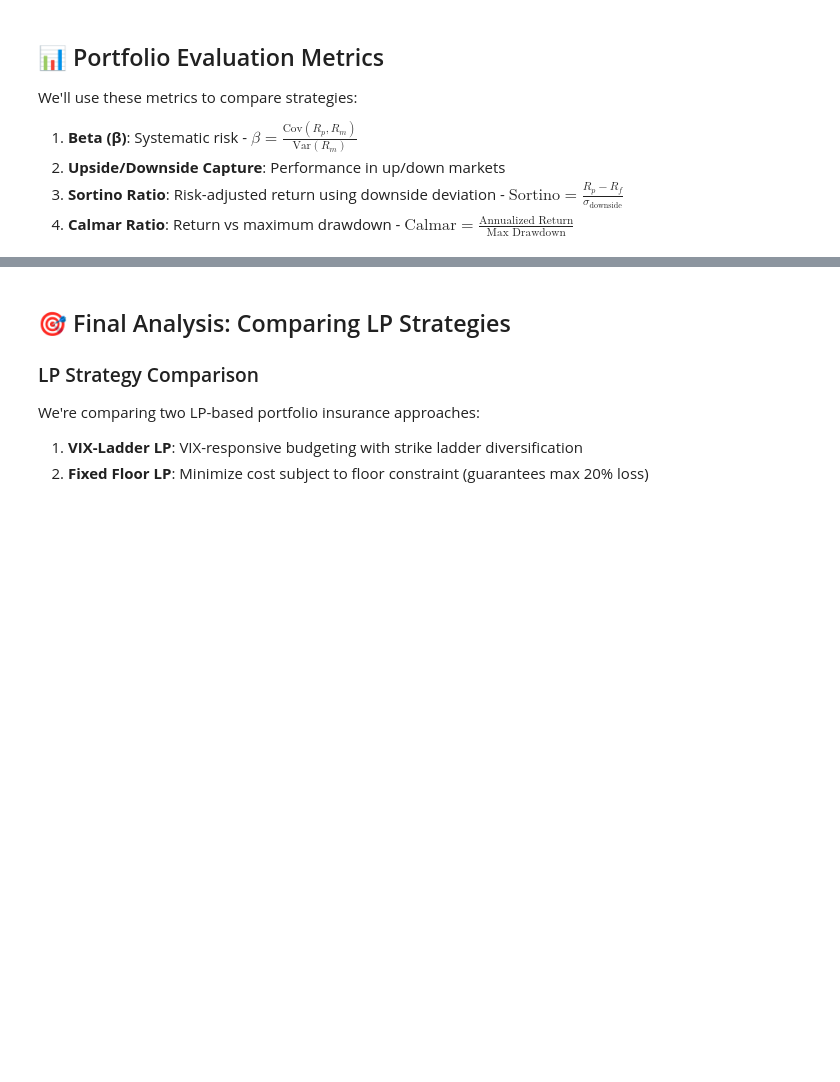
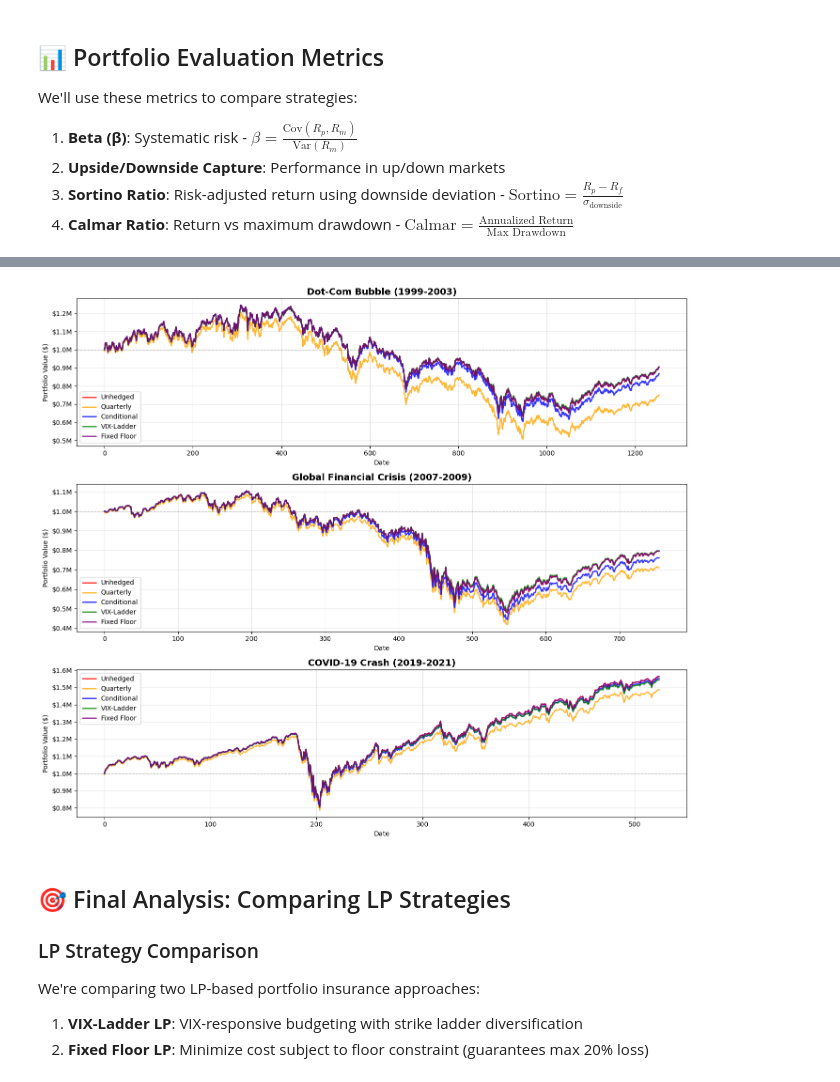
Before and after one commit to cmu-21393-f25-group-D/options-hedge, a Jupyter notebook: notebooks/simulate_portfolio.ipynb, the cells around one changed output, grey strips where cells are left out. Cells and saved outputs as stored; diff of their text form; code cells hidden in the pictures; blank space fills up the shorter version.

```diff
--- a/notebooks/simulate_portfolio.ipynb
+++ b/notebooks/simulate_portfolio.ipynb
@@ -247,3 +374,102 @@ print(
+# %%
+# Plot portfolio values over time for all three crashes
+fig, axes = plt.subplots(3, 1, figsize=(14, 12))
+
+crashes_data = [
+    (
+        "Dot-Com Bubble (1999-2003)",
+        results_unhedged_dc,
+        results_quarterly_dc,
+        results_conditional_dc,
+        results_ladder_dc,
+        results_fixed_floor_dc,
+    ),
+    (
+        "Global Financial Crisis (2007-2009)",
+        results_unhedged_gfc,
+        results_quarterly_gfc,
+        results_conditional_gfc,
+        results_ladder_gfc,
+        results_fixed_floor_gfc,
+    ),
+    (
+        "COVID-19 Crash (2019-2021)",
+        results_unhedged_covid,
+        results_quarterly_covid,
+        results_conditional_covid,
+        results_ladder_covid,
+        results_fixed_floor_covid,
+    ),
+]
+
+colors = {
+    "Unhedged": "red",
+    "Quarterly": "orange",
+    "Conditional": "blue",
+    "VIX-Ladder": "green",
+    "Fixed Floor": "purple",
+}
+
+for ax, (crash_name, unhedged, quarterly, conditional, ladder, fixed_floor) in zip(
+    axes, crashes_data
+):
+    # Plot each strategy
+    ax.plot(
+        unhedged.index,
+        unhedged["Value"],
+        label="Unhedged",
+        color=colors["Unhedged"],
+        linewidth=2,
+        alpha=0.8,
+    )
+    ax.plot(
+        quarterly.index,
+        quarterly["Value"],
+        label="Quarterly",
+        color=colors["Quarterly"],
+        linewidth=2,
+        alpha=0.8,
+    )
+    ax.plot(
+        conditional.index,
+        conditional["Value"],
+        label="Conditional",
+        color=colors["Conditional"],
+        linewidth=2,
+        alpha=0.8,
+    )
+    ax.plot(
+        ladder.index,
+        ladder["Value"],
+        label="VIX-Ladder",
+        color=colors["VIX-Ladder"],
+        linewidth=2,
+        alpha=0.8,
+    )
+    ax.plot(
+        fixed_floor.index,
+        fixed_floor["Value"],
+        label="Fixed Floor",
+        color=colors["Fixed Floor"],
+        linewidth=2,
+        alpha=0.8,
+    )
+
+    # Format
+    ax.set_title(crash_name, fontsize=14, fontweight="bold")
+    ax.set_xlabel("Date")
+    ax.set_ylabel("Portfolio Value ($)")
+    ax.legend(loc="best")
+    ax.grid(True, alpha=0.3)
+    ax.axhline(y=initial_value, color="gray", linestyle="--", linewidth=1, alpha=0.5)
+
+    # Format y-axis as currency
+    ax.yaxis.set_major_formatter(plt.FuncFormatter(lambda x, p: f"${x / 1e6:.1f}M"))
+
+plt.tight_layout()
+plt.show()
+# %% [output]
+[figure, added]
 # %% [markdown]
 ## 🎯 Final Analysis: Comparing LP Strategies
 
```
Also changed, not shown: parts of 13 cells of this notebook, 11 other files.
